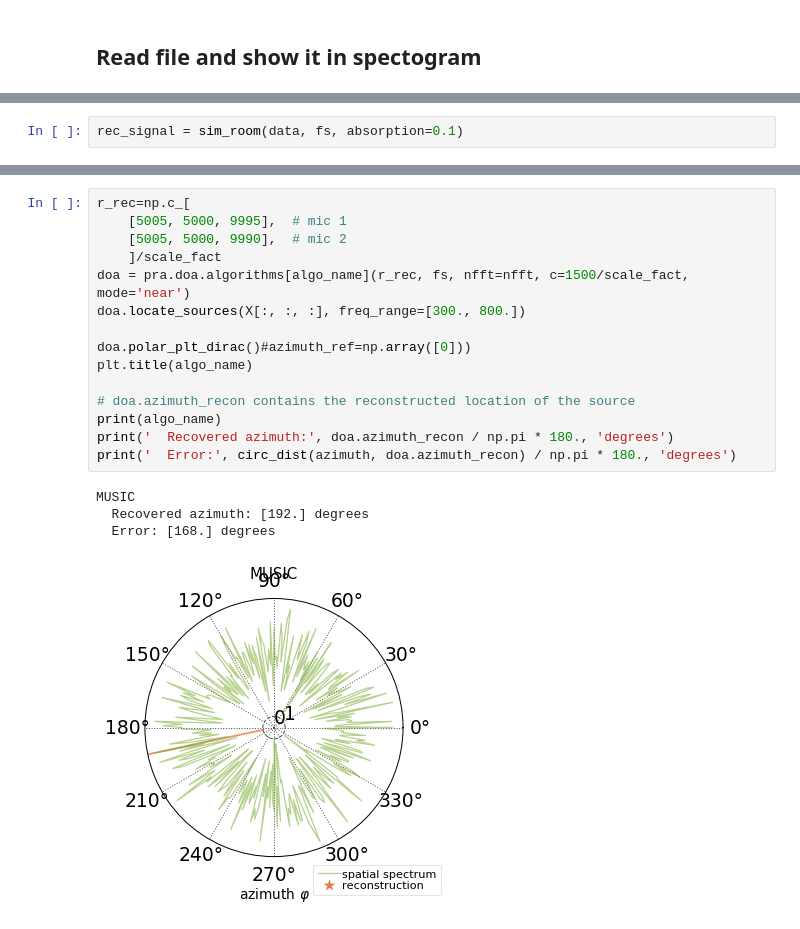
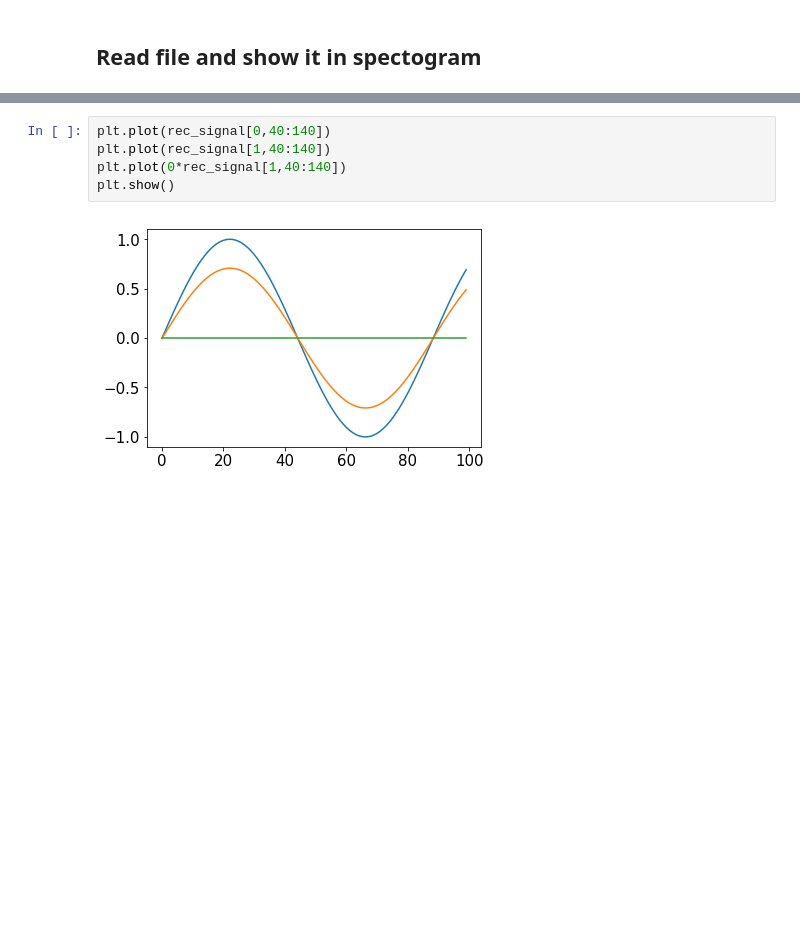
Before and after one commit to mosheman5/deep_voice, a Jupyter notebook: DOA_evaluation/pyroomdoa.ipynb, the cells around one changed output, grey strips where cells are left out. Cells and saved outputs as stored; diff of their text form; blank space fills up the shorter version.

```diff
--- a/DOA_evaluation/pyroomdoa.ipynb
+++ b/DOA_evaluation/pyroomdoa.ipynb
@@ -134,2 +45,0 @@ def sim_room(signal, fs, room_dim = [10000, 10000, 10000], r_source=[5005, 7.5,
-# %%
-rec_signal = sim_room(data, fs, absorption=0.1)
@@ -238,20 +63,7 @@ X.shape
-# %%
-r_rec=np.c_[
-    [5005, 5000, 9995],  # mic 1
-    [5005, 5000, 9990],  # mic 2
-    ]/scale_fact
-doa = pra.doa.algorithms[algo_name](r_rec, fs, nfft=nfft, c=1500/scale_fact, mode='near')
-doa.locate_sources(X[:, :, :], freq_range=[300., 800.])
-
-doa.polar_plt_dirac()#azimuth_ref=np.array([0]))
-plt.title(algo_name)
-
-# doa.azimuth_recon contains the reconstructed location of the source
-print(algo_name)
-print('  Recovered azimuth:', doa.azimuth_recon / np.pi * 180., 'degrees')
-print('  Error:', circ_dist(azimuth, doa.azimuth_recon) / np.pi * 180., 'degrees')
-# %% [output]
-MUSIC
-  Recovered azimuth: [192.] degrees
-  Error: [168.] degrees
-[figure, removed]
+# %%
+plt.plot(rec_signal[0,40:140])
+plt.plot(rec_signal[1,40:140])
+plt.plot(0*rec_signal[1,40:140])
+plt.show()
+# %% [output]
+[figure, added]
```
Also changed, not shown: parts of 33 cells of this notebook, 1 other file.
